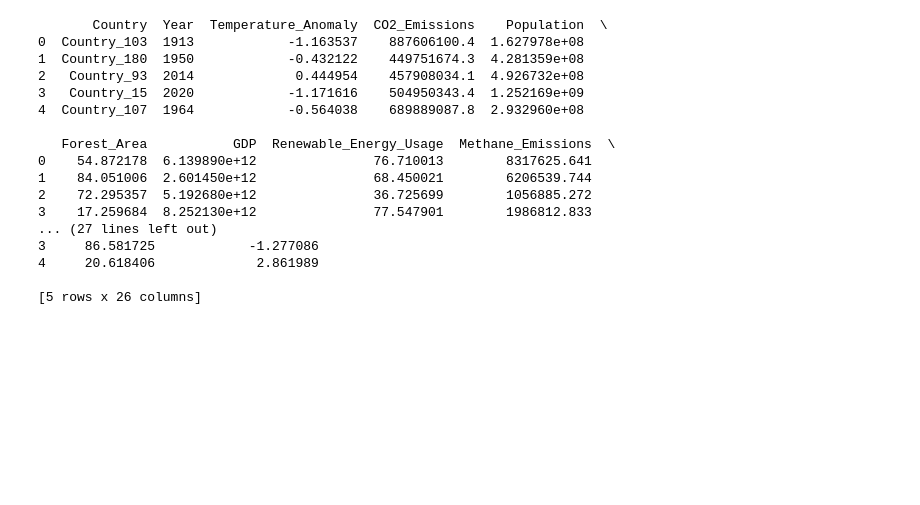
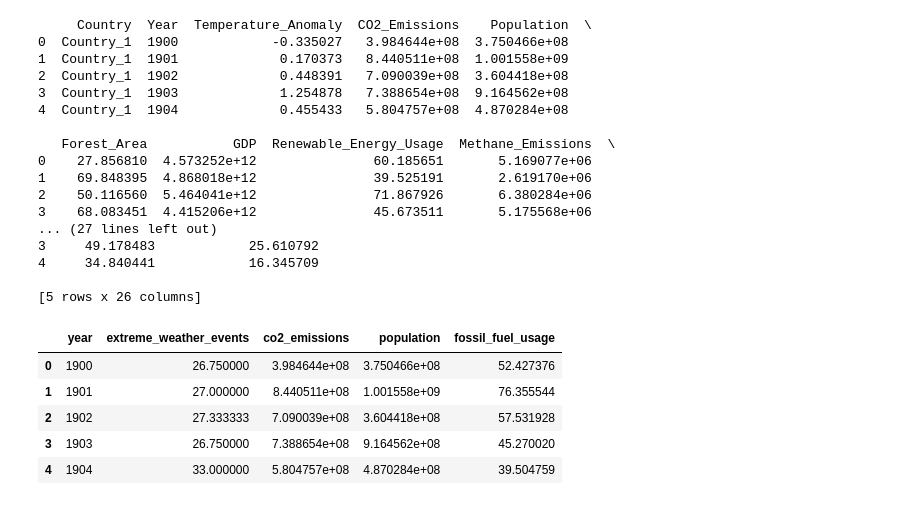
Before and after one commit to CaptDon71/project_4_machine_learning, a Jupyter notebook: data_preprocessing_DON.ipynb, the cells around one changed output. Cells and saved outputs as stored; diff of their text form; code cells hidden in the pictures; blank space fills up the shorter version.

```diff
--- a/data_preprocessing_DON.ipynb
+++ b/data_preprocessing_DON.ipynb
@@ -14,24 +15,39 @@ Saving Book1.csv to Book1 (1).csv
 # %%
-path = "global_warming_dataset.csv"
+path = "cleaned_data.csv"
 # path ="Book1.csv"
 gw_df = pd.read_csv(io.BytesIO(uploaded[path]))
 print(gw_df.head())
 # %% [output]
-       Country  Year  Temperature_Anomaly  CO2_Emissions    Population  \
-0  Country_103  1913            -1.163537    887606100.4  1.627978e+08
-1  Country_180  1950            -0.432122    449751674.3  4.281359e+08
-2   Country_93  2014             0.444954    457908034.1  4.926732e+08
-3   Country_15  2020            -1.171616    504950343.4  1.252169e+09
-4  Country_107  1964            -0.564038    689889087.8  2.932960e+08
+     Country  Year  Temperature_Anomaly  CO2_Emissions    Population  \
+0  Country_1  1900            -0.335027   3.984644e+08  3.750466e+08
+1  Country_1  1901             0.170373   8.440511e+08  1.001558e+09
+2  Country_1  1902             0.448391   7.090039e+08  3.604418e+08
+3  Country_1  1903             1.254878   7.388654e+08  9.164562e+08
+4  Country_1  1904             0.455433   5.804757e+08  4.870284e+08
 
    Forest_Area           GDP  Renewable_Energy_Usage  Methane_Emissions  \
-0    54.872178  6.139890e+12               76.710013        8317625.641
-1    84.051006  2.601450e+12               68.450021        6206539.744
-2    72.295357  5.192680e+12               36.725699        1056885.272
-3    17.259684  8.252130e+12               77.547901        1986812.833
+0    27.856810  4.573252e+12               60.185651       5.169077e+06
+1    69.848395  4.868018e+12               39.525191       2.619170e+06
+2    50.116560  5.464041e+12               71.867926       6.380284e+06
+3    68.083451  4.415206e+12               45.673511       5.175568e+06
 ... (27 lines left out)
-3     86.581725            -1.277086
-4     20.618406             2.861989
+3     49.178483            25.610792
+4     34.840441            16.345709
 
 [5 rows x 26 columns]
+# %%
+# Clean column names
+gw_df.columns = gw_df.columns.str.strip().str.lower()
+
+# Define expected columns and filter dataframe, also convert to lowercase
+expected_columns = ["year", "extreme_weather_events", "co2_emissions", "population", "fossil_fuel_usage"]
+gw_df = gw_df[expected_columns]
+gw_df.head()
+# %% [output]
+|  | year | extreme_weather_events | co2_emissions | population | fossil_fuel_usage |
+| 0 | 1900 | 26.750000 | 3.984644e+08 | 3.750466e+08 | 52.427376 |
+| 1 | 1901 | 27.000000 | 8.440511e+08 | 1.001558e+09 | 76.355544 |
+| 2 | 1902 | 27.333333 | 7.090039e+08 | 3.604418e+08 | 57.531928 |
+| 3 | 1903 | 26.750000 | 7.388654e+08 | 9.164562e+08 | 45.270020 |
+| 4 | 1904 | 33.000000 | 5.804757e+08 | 4.870284e+08 | 39.504759 |
 # %%
```
Also changed, not shown: parts of 5 cells of this notebook, 2 other files.
